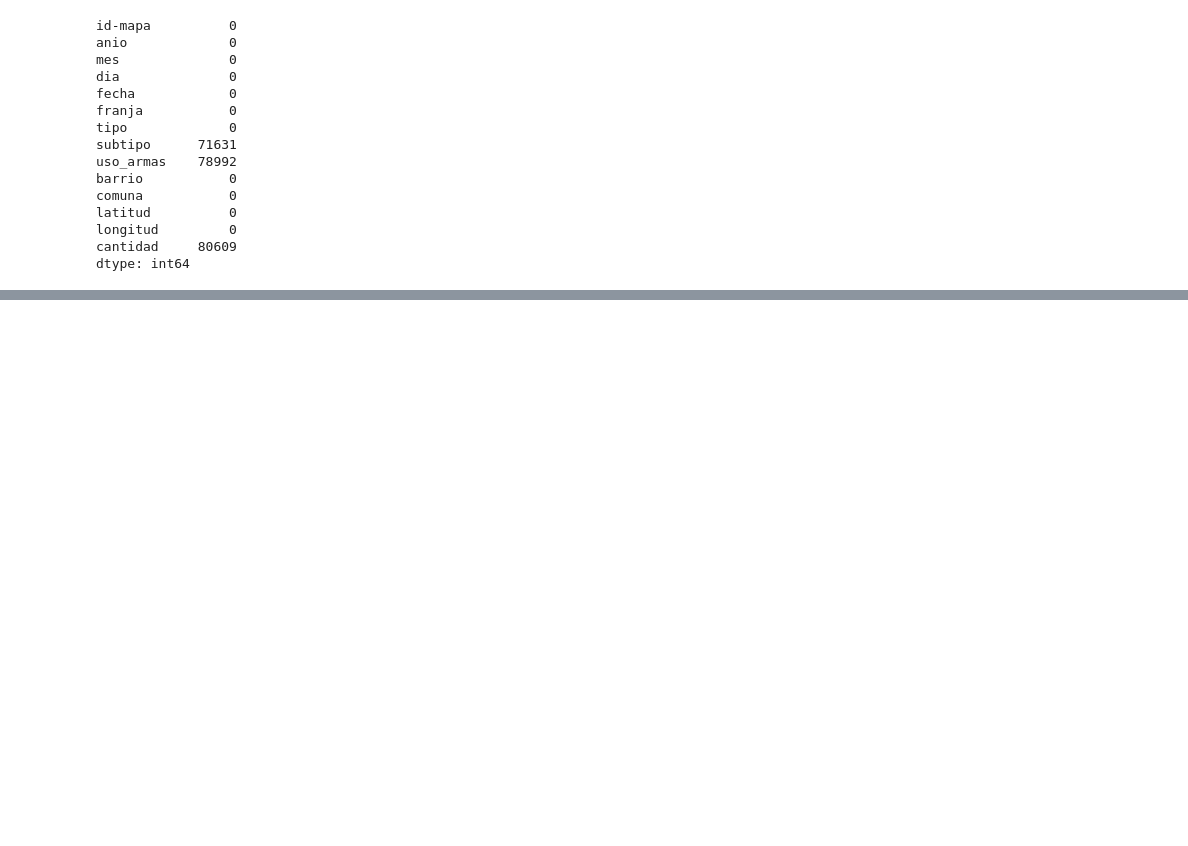
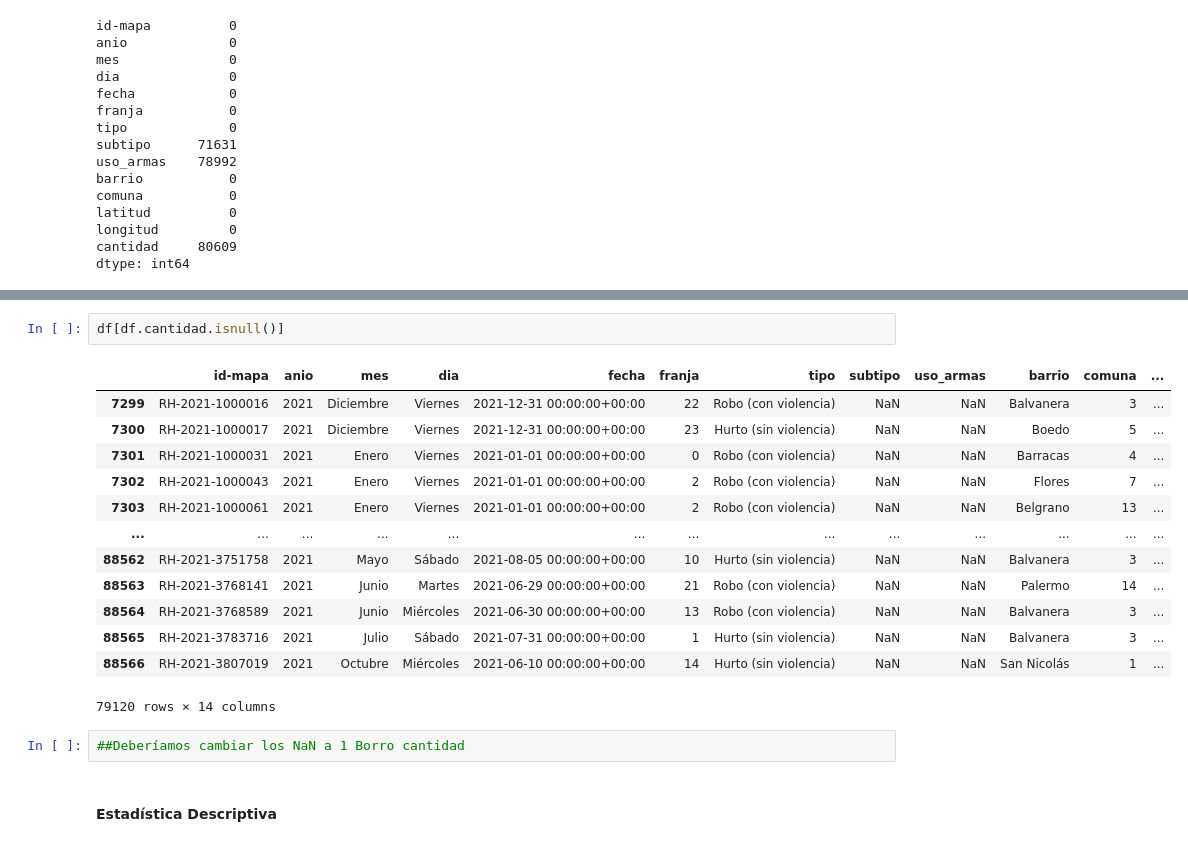
Before and after one commit to No-Country-simulation/equipo-c24-03-m-data, a Jupyter notebook: modules/EDA.ipynb, the cells around one changed output, grey strips where cells are left out. Saved outputs shown, nothing was run; the diff lists cells and outputs as text; blank space fills up the shorter version.

```diff
--- a/modules/EDA.ipynb
+++ b/modules/EDA.ipynb
@@ -192,0 +498,20 @@ Observamos que aún tenemos valores nulos en las columnas subtipo y uso_armas, n
+# %%
+df[df.cantidad.isnull()]
+# %% [output]
+|  | id-mapa | anio | mes | dia | fecha | franja | tipo | subtipo | uso_armas | barrio | comuna | ... |
+| 7299 | RH-2021-1000016 | 2021 | Diciembre | Viernes | 2021-12-31 00:00:00+00:00 | 22 | Robo (con violencia) | NaN | NaN | Balvanera | 3 | ... |
+| 7300 | RH-2021-1000017 | 2021 | Diciembre | Viernes | 2021-12-31 00:00:00+00:00 | 23 | Hurto (sin violencia) | NaN | NaN | Boedo | 5 | ... |
+| 7301 | RH-2021-1000031 | 2021 | Enero | Viernes | 2021-01-01 00:00:00+00:00 | 0 | Robo (con violencia) | NaN | NaN | Barracas | 4 | ... |
+| 7302 | RH-2021-1000043 | 2021 | Enero | Viernes | 2021-01-01 00:00:00+00:00 | 2 | Robo (con violencia) | NaN | NaN | Flores | 7 | ... |
+| 7303 | RH-2021-1000061 | 2021 | Enero | Viernes | 2021-01-01 00:00:00+00:00 | 2 | Robo (con violencia) | NaN | NaN | Belgrano | 13 | ... |
+| ... | ... | ... | ... | ... | ... | ... | ... | ... | ... | ... | ... | ... |
+| 88562 | RH-2021-3751758 | 2021 | Mayo | Sábado | 2021-08-05 00:00:00+00:00 | 10 | Hurto (sin violencia) | NaN | NaN | Balvanera | 3 | ... |
+| 88563 | RH-2021-3768141 | 2021 | Junio | Martes | 2021-06-29 00:00:00+00:00 | 21 | Robo (con violencia) | NaN | NaN | Palermo | 14 | ... |
+| 88564 | RH-2021-3768589 | 2021 | Junio | Miércoles | 2021-06-30 00:00:00+00:00 | 13 | Robo (con violencia) | NaN | NaN | Balvanera | 3 | ... |
+| 88565 | RH-2021-3783716 | 2021 | Julio | Sábado | 2021-07-31 00:00:00+00:00 | 1 | Hurto (sin violencia) | NaN | NaN | Balvanera | 3 | ... |
+| 88566 | RH-2021-3807019 | 2021 | Octubre | Miércoles | 2021-06-10 00:00:00+00:00 | 14 | Hurto (sin violencia) | NaN | NaN | San Nicolás | 1 | ... |
+79120 rows × 14 columns
+# %%
+##Deberíamos cambiar los NaN a 1 Borro cantidad
+# %% [markdown]
+#### **Estadística Descriptiva**
```
Also changed, not shown: parts of 58 cells of this notebook, 2 other files.
